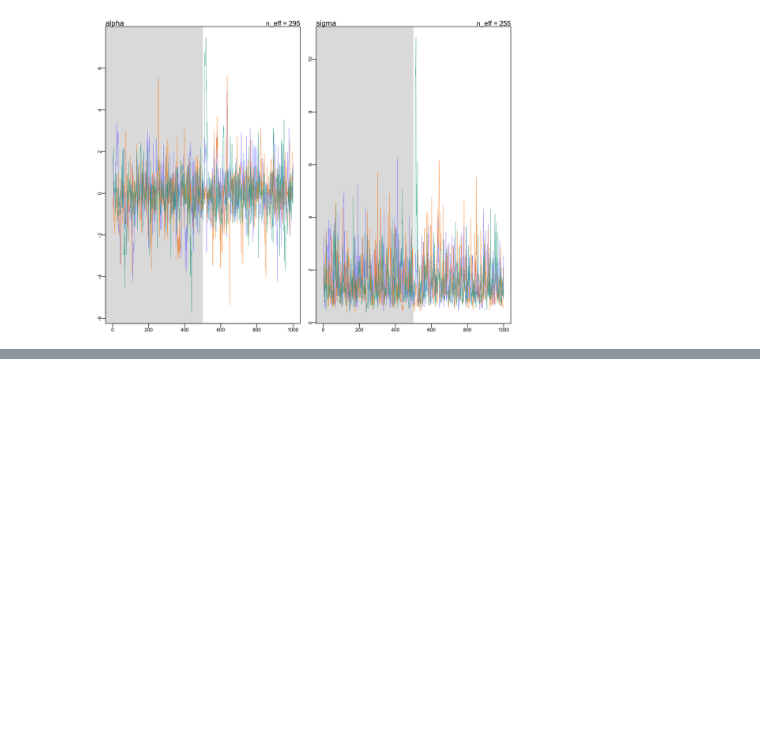
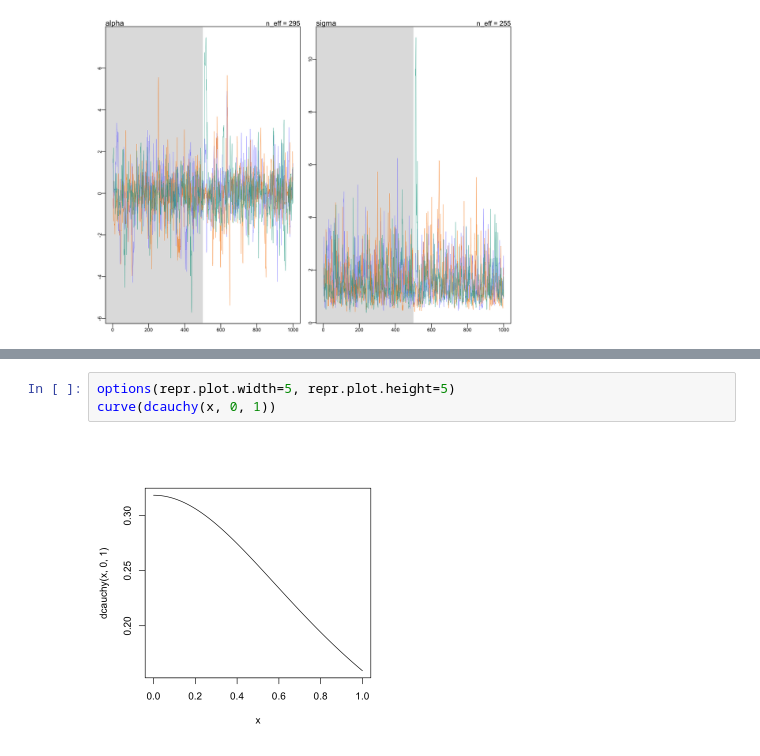
Before and after one commit to maxthemillion/statistical-rethinking, a Jupyter notebook: Chapter 9/c9_recap.ipynb, the cells around one changed output, grey strips where cells are left out. Drawn from its saved outputs; the diff is of its cells as text; blank space fills up the shorter version.

```diff
--- a/Chapter 9/c9_recap.ipynb
+++ b/Chapter 9/c9_recap.ipynb
@@ -231,0 +357,5 @@ traceplot(m9.3)
+# %%
+options(repr.plot.width=5, repr.plot.height=5)
+curve(dcauchy(x, 0, 1))
+# %% [output]
+[figure, added]
```
Also changed, not shown: parts of 24 cells of this notebook, 2 other files.
